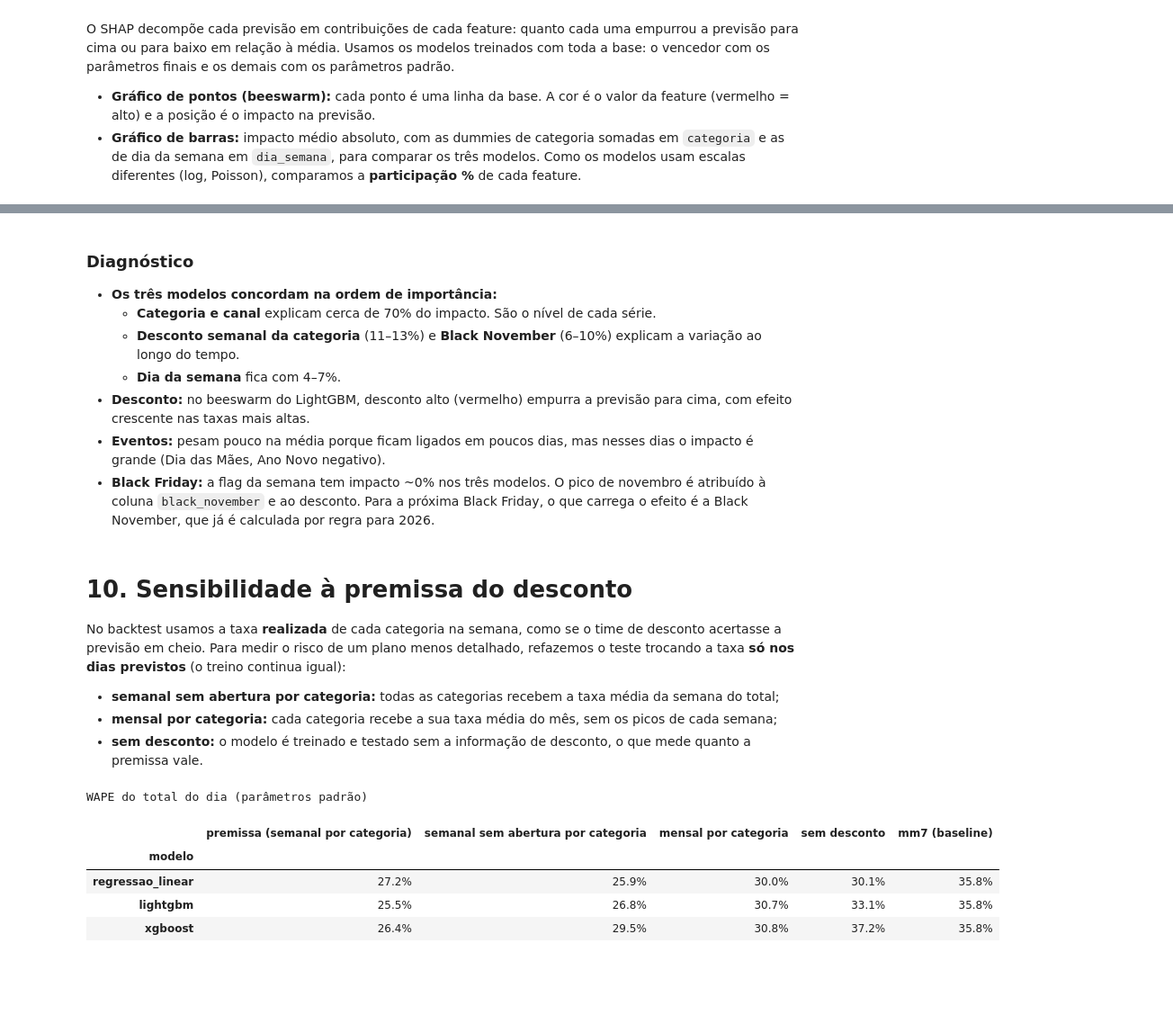
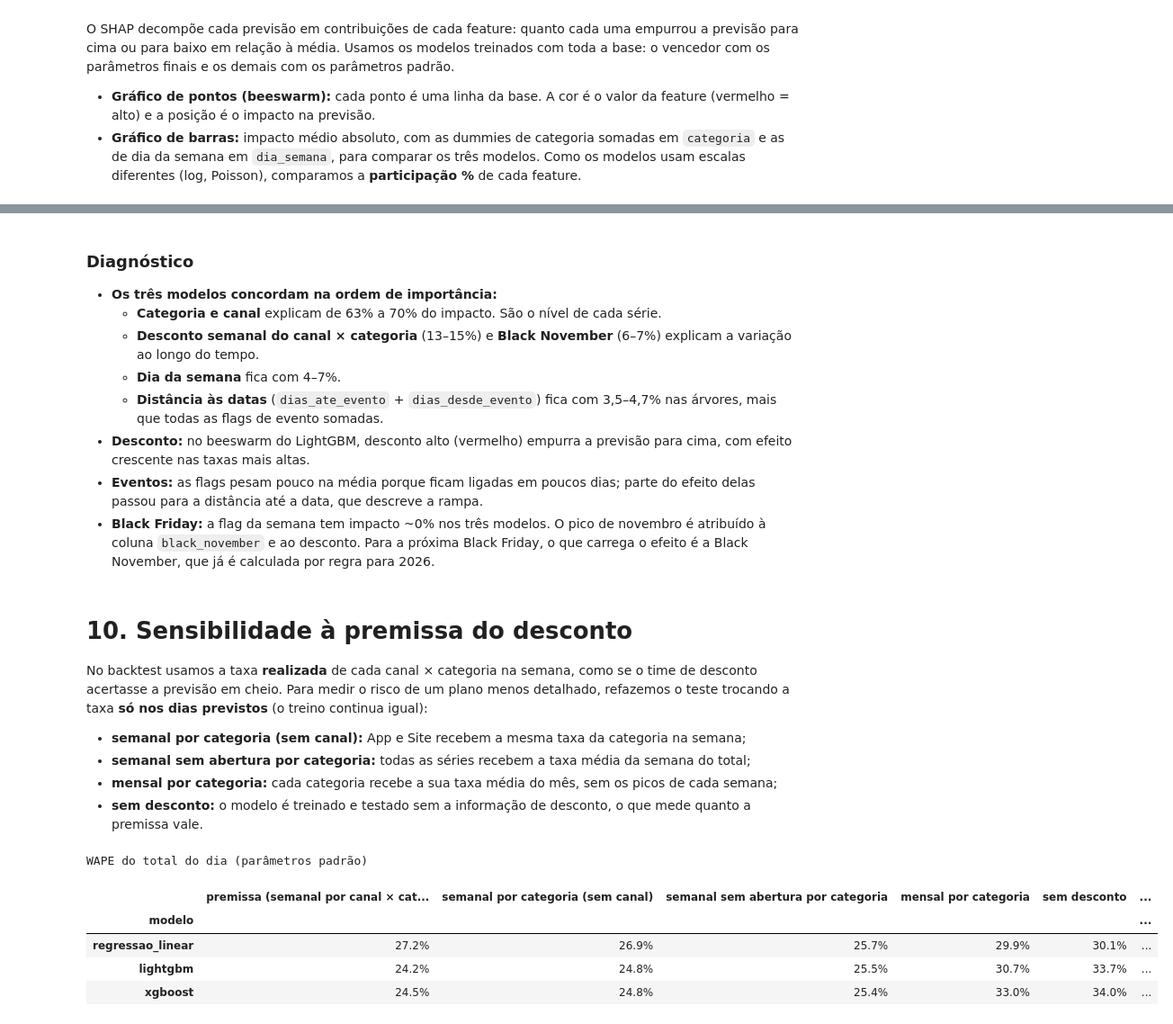
Before and after one commit to guisoares10/Projeto-GB, a Jupyter notebook: notebooks/modelo_machine_learning_categorias.ipynb, the cells around one changed output, grey strips where cells are left out. Shown at 90% size. Drawn from its saved outputs; the diff is of its cells as text; code cells hidden in the pictures; blank space fills up the shorter version.

```diff
--- a/notebooks/modelo_machine_learning_categorias.ipynb
+++ b/notebooks/modelo_machine_learning_categorias.ipynb
@@ -908,17 +912,19 @@ display(importancia.sort_values("lightgbm", ascending=False).map(lambda v: f"{v:
 ### Diagnóstico
 
 - **Os três modelos concordam na ordem de importância:**
-  - **Categoria e canal** explicam cerca de 70% do impacto. São o nível de cada série.
-  - **Desconto semanal da categoria** (11–13%) e **Black November** (6–10%) explicam a variação ao longo do tempo.
+  - **Categoria e canal** explicam de 63% a 70% do impacto. São o nível de cada série.
+  - **Desconto semanal do canal × categoria** (13–15%) e **Black November** (6–7%) explicam a variação ao longo do tempo.
   - **Dia da semana** fica com 4–7%.
+  - **Distância às datas** (`dias_ate_evento` + `dias_desde_evento`) fica com 3,5–4,7% nas árvores, mais que todas as flags de evento somadas.
 - **Desconto:** no beeswarm do LightGBM, desconto alto (vermelho) empurra a previsão para cima, com efeito crescente nas taxas mais altas.
-- **Eventos:** pesam pouco na média porque ficam ligados em poucos dias, mas nesses dias o impacto é grande (Dia das Mães, Ano Novo negativo).
+- **Eventos:** as flags pesam pouco na média porque ficam ligadas em poucos dias; parte do efeito delas passou para a distância até a data, que descreve a rampa.
 - **Black Friday:** a flag da semana tem impacto ~0% nos três modelos. O pico de novembro é atribuído à coluna `black_november` e ao desconto. Para a próxima Black Friday, o que carrega o efeito é a Black November, que já é calculada por regra para 2026.
 # %% [markdown]
 # 10. Sensibilidade à premissa do desconto
 
-No backtest usamos a taxa **realizada** de cada categoria na semana, como se o time de desconto acertasse a previsão em cheio. Para medir o risco de um plano menos detalhado, refazemos o teste trocando a taxa **só nos dias previstos** (o treino continua igual):
-- **semanal sem abertura por categoria:** todas as categorias recebem a taxa média da semana do total;
+No backtest usamos a taxa **realizada** de cada canal × categoria na semana, como se o time de desconto acertasse a previsão em cheio. Para medir o risco de um plano menos detalhado, refazemos o teste trocando a taxa **só nos dias previstos** (o treino continua igual):
+- **semanal por categoria (sem canal):** App e Site recebem a mesma taxa da categoria na semana;
+- **semanal sem abertura por categoria:** todas as séries recebem a taxa média da semana do total;
 - **mensal por categoria:** cada categoria recebe a sua taxa média do mês, sem os picos de cada semana;
 - **sem desconto:** o modelo é treinado e testado sem a informação de desconto, o que mede quanto a premissa vale.
 # %%
@@ -931,41 +937,42 @@ def taxa(agrupamento) -> pd.Series:
 semana = df["data"].dt.to_period("W-SUN")
 mes = df["data"].dt.to_period("M")
 CENARIOS = {
+    "semanal por categoria (sem canal)": taxa([semana, df["des_categoria_material"]]),
     "semanal sem abertura por categoria": taxa(semana),
     "mensal por categoria": taxa([mes, df["des_categoria_material"]]),
 }
 
 
 def com_desconto(ajustar_prever, taxa_cenario):
     def ajustar_prever_cenario(treino, teste):
         return ajustar_prever(treino, teste.assign(**{COLUNA_DESCONTO: taxa_cenario.loc[teste.index]}))
     return ajustar_prever_cenario
 
 
 sensibilidade = []
 for nome in FABRICAS:
-    linha = {"modelo": nome, "premissa (semanal por categoria)": resumo_backtest(previsoes[nome])["wape_dia"]}
+    linha = {"modelo": nome, "premissa (semanal por canal × categoria)": resumo_backtest(previsoes[nome])["wape_dia"]}
     for cenario, taxa_cenario in CENARIOS.items():
         resultado = resumo_backtest(rodar_backtest(df, folds_teste, com_desconto(FABRICAS[nome](**PADRAO[nome]), taxa_cenario)))
         linha[cenario] = resultado["wape_dia"]
     sensibilidade.append(linha)
 sensibilidade = pd.DataFrame(sensibilidade).set_index("modelo")
 # Sem desconto: o modelo não recebe a taxa nem no treino nem na previsão
 sem_desconto = df.assign(**{COLUNA_DESCONTO: 0.0})
 sensibilidade["sem desconto"] = [
     resumo_backtest(rodar_backtest(sem_desconto, folds_teste, FABRICAS[nome](**PADRAO[nome])))["wape_dia"]
     for nome in sensibilidade.index
 ]
 sensibilidade[f"{MELHOR_BASELINE} (baseline)"] = resumo_baselines.loc[MELHOR_BASELINE, "wape_dia"]
 print("WAPE do total do dia (parâmetros padrão)")
 display(sensibilidade.map(lambda v: f"{v:.1%}"))
 # %% [output]
 WAPE do total do dia (parâmetros padrão)
-|  | premissa (semanal por categoria) | semanal sem abertura por categoria | mensal por categoria | sem desconto | mm7 (baseline) |
-| modelo |  |  |  |  |  |
-| regressao_linear | 27.2% | 25.9% | 30.0% | 30.1% | 35.8% |
-| lightgbm | 25.5% | 26.8% | 30.7% | 33.1% | 35.8% |
-| xgboost | 26.4% | 29.5% | 30.8% | 37.2% | 35.8% |
+|  | premissa (semanal por canal × cat... | semanal por categoria (sem canal) | semanal sem abertura por categoria | mensal por categoria | sem desconto | ... |
+| modelo |  |  |  |  |  | ... |
+| regressao_linear | 27.2% | 26.9% | 25.7% | 29.9% | 30.1% | ... |
+| lightgbm | 24.2% | 24.8% | 25.5% | 30.7% | 33.7% | ... |
+| xgboost | 24.5% | 24.8% | 25.4% | 33.0% | 34.0% | ... |
 # %% [markdown]
 ### Diagnóstico
 
```
Also changed, not shown: parts of 26 cells of this notebook, 11 other files.
